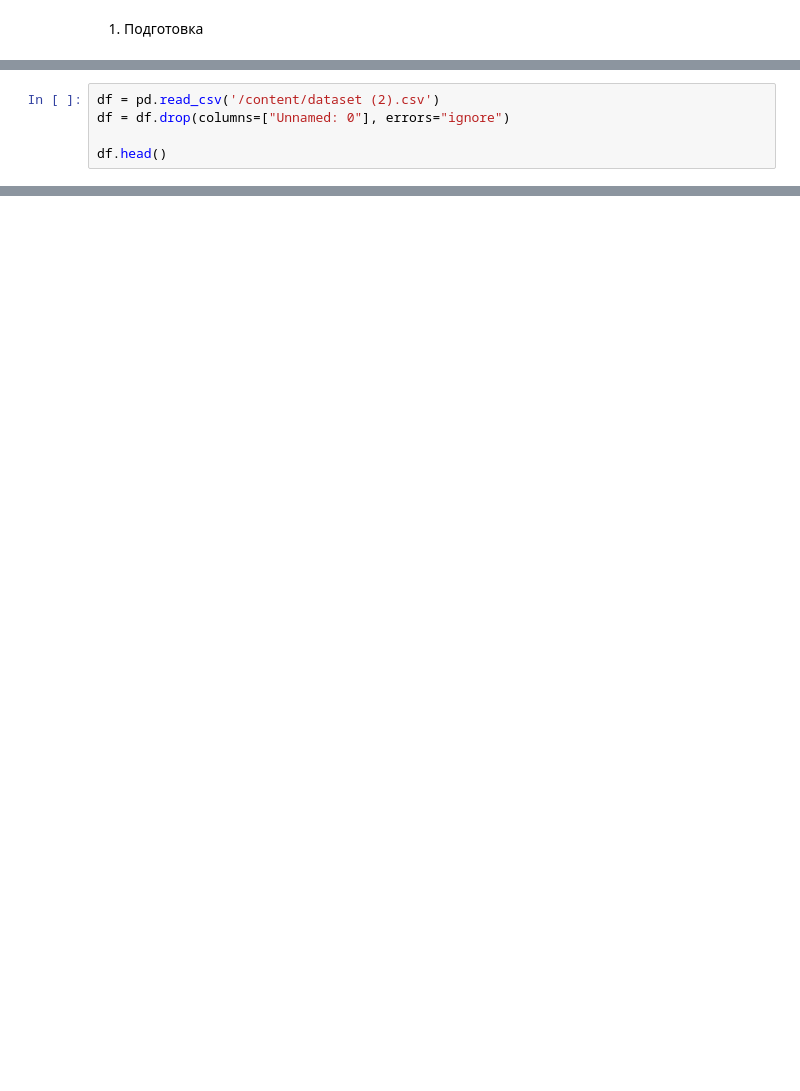
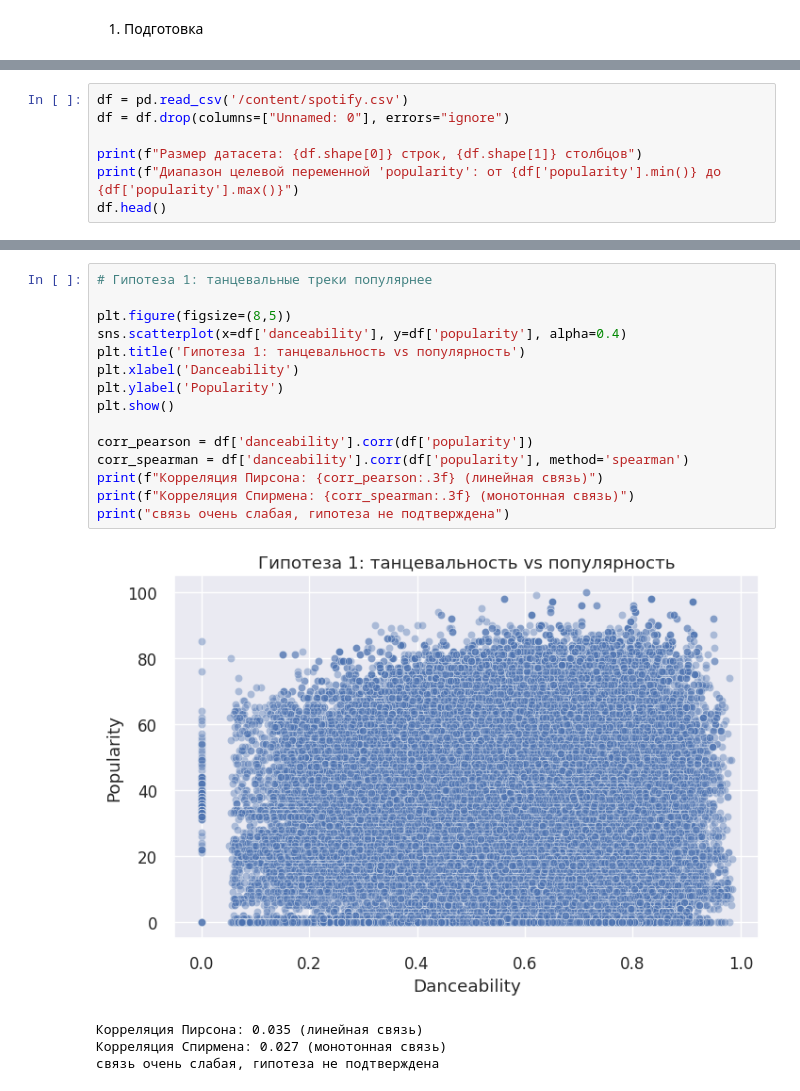
Before and after one commit to wwvvlllttggiitt/ADII, a Jupyter notebook: Spotify.ipynb, the cells around one changed output, grey strips where cells are left out. Drawn from its saved outputs; the diff is of its cells as text; blank space fills up the shorter version.

```diff
--- a/Spotify.ipynb
+++ b/Spotify.ipynb
@@ -23,6 +27,8 @@ sns.set(font_scale=1.1)
 # %%
-df = pd.read_csv('/content/dataset (2).csv')
+df = pd.read_csv('/content/spotify.csv')
 df = df.drop(columns=["Unnamed: 0"], errors="ignore")
 
+print(f"Размер датасета: {df.shape[0]} строк, {df.shape[1]} столбцов")
+print(f"Диапазон целевой переменной 'popularity': от {df['popularity'].min()} до {df['popularity'].max()}")
 df.head()
 # %% [output]
@@ -441,0 +96,20 @@ rmse_mean, rmse_std
+# %%
+# Гипотеза 1: танцевальные треки популярнее
+
+plt.figure(figsize=(8,5))
+sns.scatterplot(x=df['danceability'], y=df['popularity'], alpha=0.4)
+plt.title('Гипотеза 1: танцевальность vs популярность')
+plt.xlabel('Danceability')
+plt.ylabel('Popularity')
+plt.show()
+
+corr_pearson = df['danceability'].corr(df['popularity'])
+corr_spearman = df['danceability'].corr(df['popularity'], method='spearman')
+print(f"Корреляция Пирсона: {corr_pearson:.3f} (линейная связь)")
+print(f"Корреляция Спирмена: {corr_spearman:.3f} (монотонная связь)")
+print("связь очень слабая, гипотеза не подтверждена")
+# %% [output]
+[figure, added]
+Корреляция Пирсона: 0.035 (линейная связь)
+Корреляция Спирмена: 0.027 (монотонная связь)
+связь очень слабая, гипотеза не подтверждена
```
Also changed, not shown: parts of 75 cells of this notebook.
